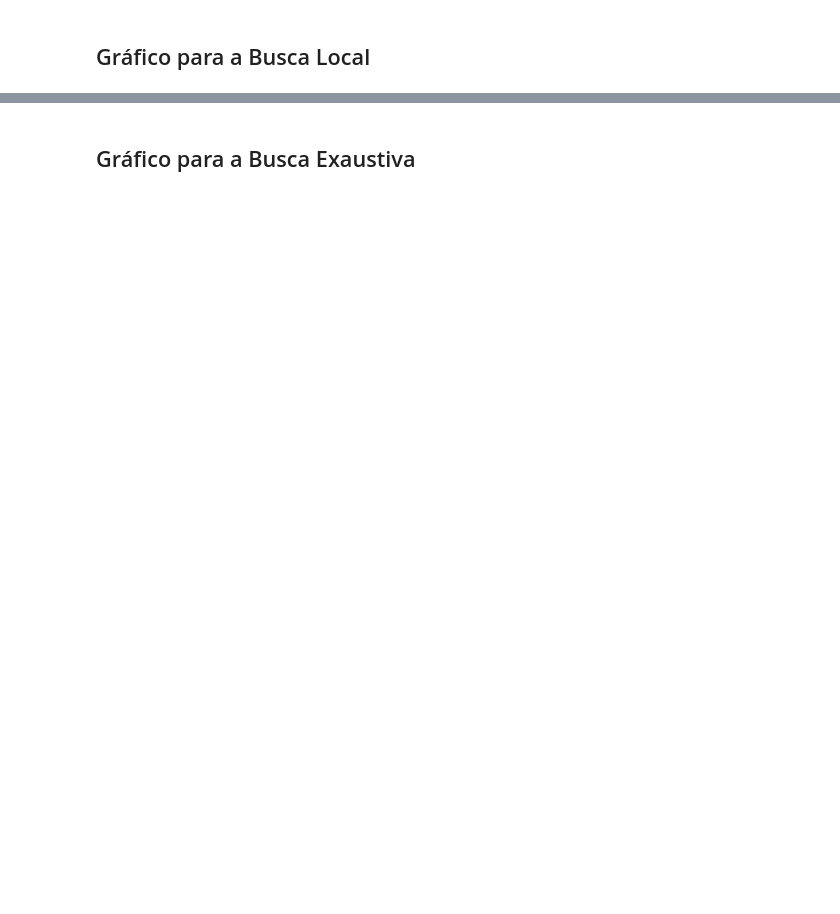
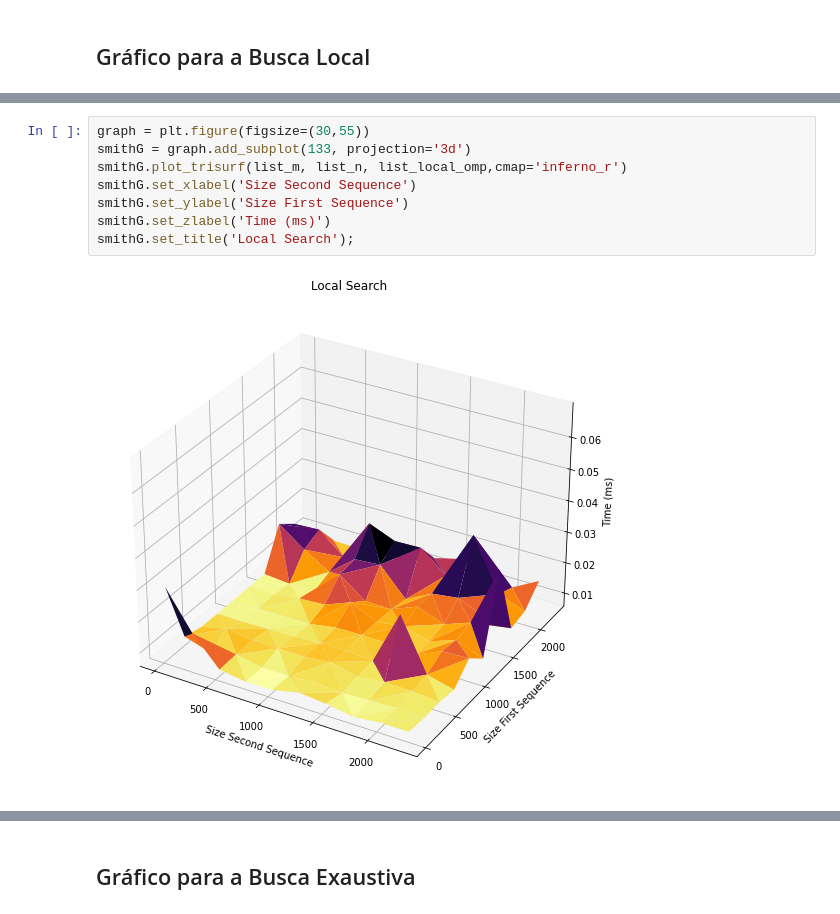
Before and after one commit to heliopn/Smith-Waterman_algorithm, a Jupyter notebook: relatorio.ipynb, the cells around one changed output, grey strips where cells are left out. Cells and saved outputs as stored; diff of their text form; blank space fills up the shorter version.

```diff
--- a/relatorio.ipynb
+++ b/relatorio.ipynb
@@ -128,2 +131,12 @@ smithG.set_title('Local Search');
+# %%
+graph = plt.figure(figsize=(30,55))
+smithG = graph.add_subplot(133, projection='3d')
+smithG.plot_trisurf(list_m, list_n, list_local_omp,cmap='inferno_r')
+smithG.set_xlabel('Size Second Sequence')
+smithG.set_ylabel('Size First Sequence')
+smithG.set_zlabel('Time (ms)')
+smithG.set_title('Local Search');
+# %% [output]
+[figure, added]
 # %% [markdown]
 O algoritmo de busca local performa com uma velocidade menor que a do Smith. Mas isso se deve ao fato dele ser um algoritmo focado em exploration e não em exploitation. Algoritmos de exploração olham para posições  aleatórias da sequência, no intuito de eventualmente achar casos melhores que os seus locais. Isso gera muitos resultados ruins, porém diminui consideravelmente o tempo de processamento para sequências gigantes.
```
Also changed, not shown: parts of 5 cells of this notebook, 3 other files.
